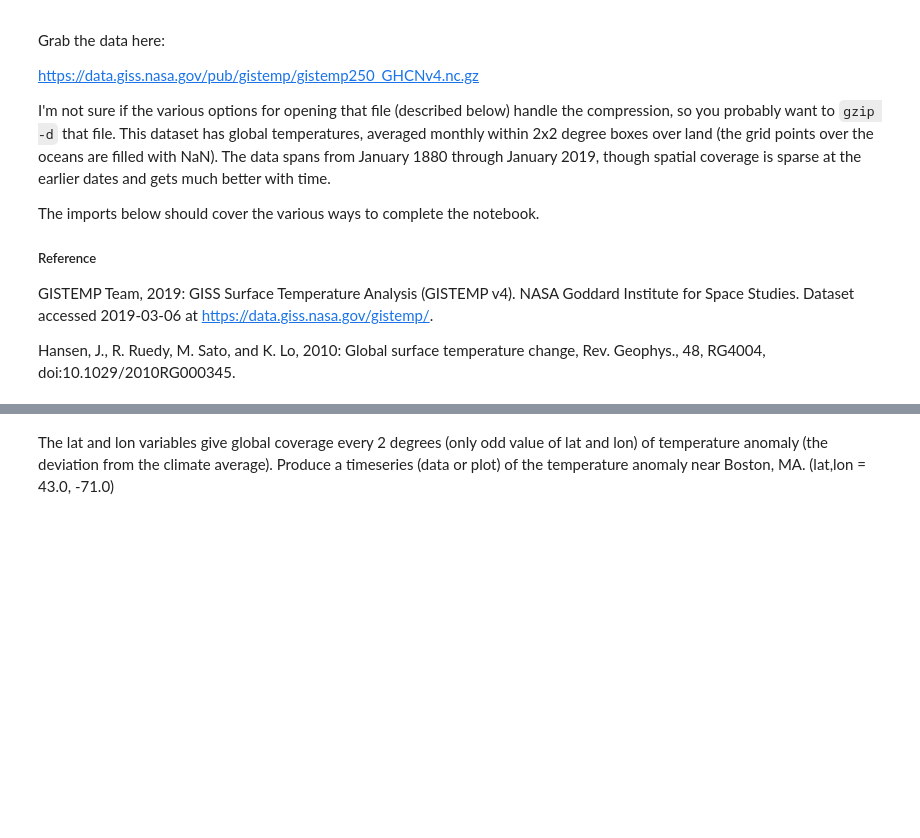
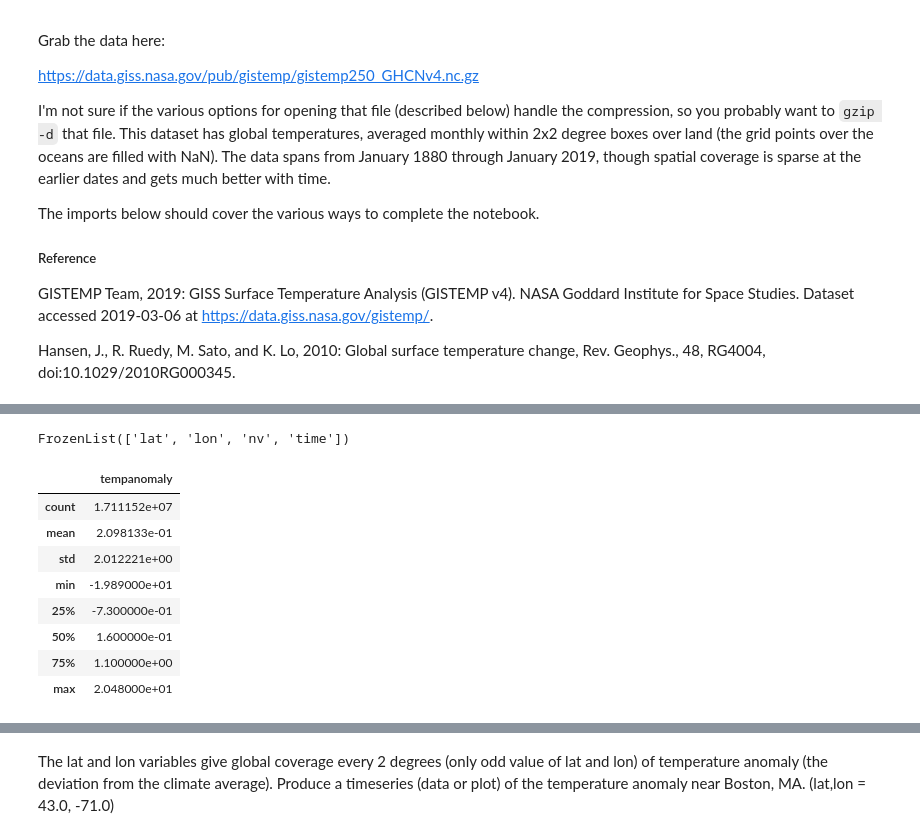
Before and after one commit to nswarr/python-data-analysis-crash-course, a Jupyter notebook: 01-Pandas/Chapter 6 and 7.ipynb, the cells around one changed output, grey strips where cells are left out. Drawn from its saved outputs; the diff is of its cells as text; code cells hidden in the pictures; blank space fills up the shorter version.

```diff
--- a/01-Pandas/Chapter 6 and 7.ipynb
+++ b/01-Pandas/Chapter 6 and 7.ipynb
@@ -45,0 +181,16 @@ Index(['lat', 'lon', 'time', 'tempanomaly'], dtype='object')
+# %%
+the_index.names
+# %% [output]
+FrozenList(['lat', 'lon', 'nv', 'time'])
+# %%
+df.describe()
+# %% [output]
+|  | tempanomaly |
+| count | 1.711152e+07 |
+| mean | 2.098133e-01 |
+| std | 2.012221e+00 |
+| min | -1.989000e+01 |
+| 25% | -7.300000e-01 |
+| 50% | 1.600000e-01 |
+| 75% | 1.100000e+00 |
+| max | 2.048000e+01 |
```
Also changed, not shown: parts of 33 cells of this notebook, 1 other file.
